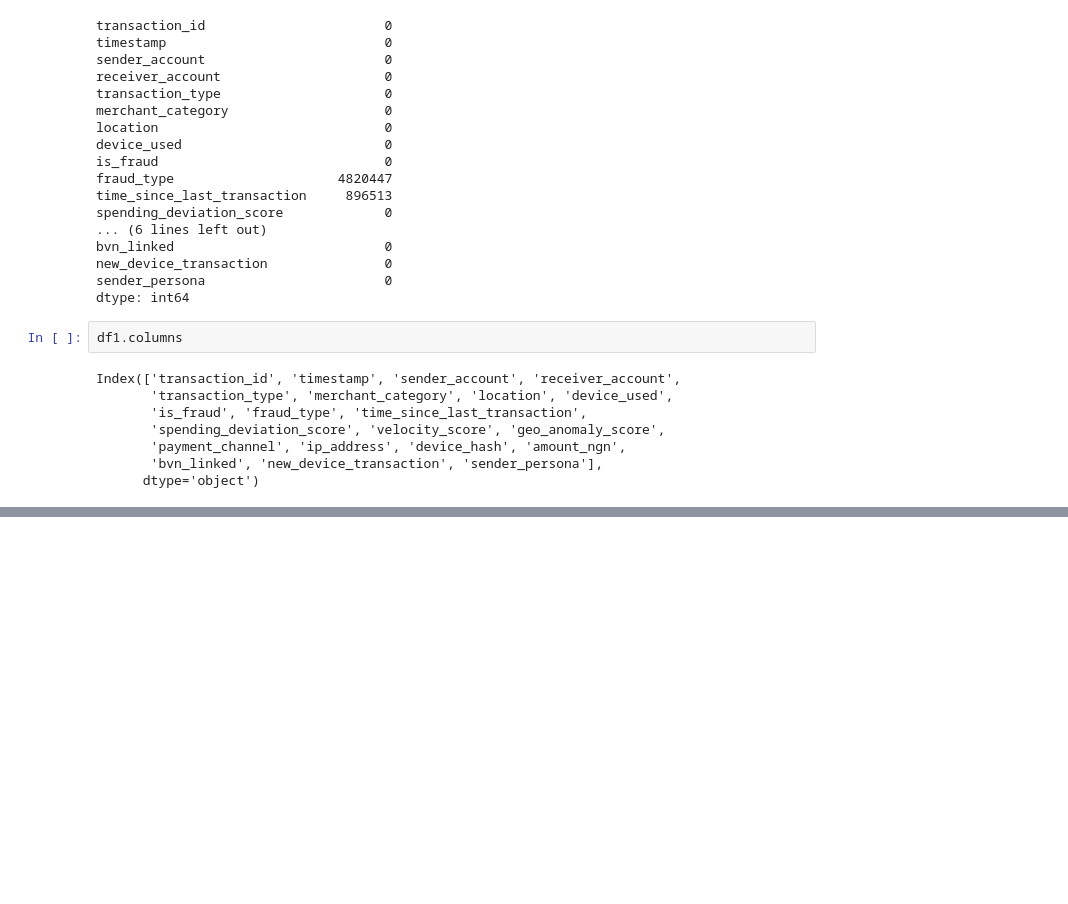
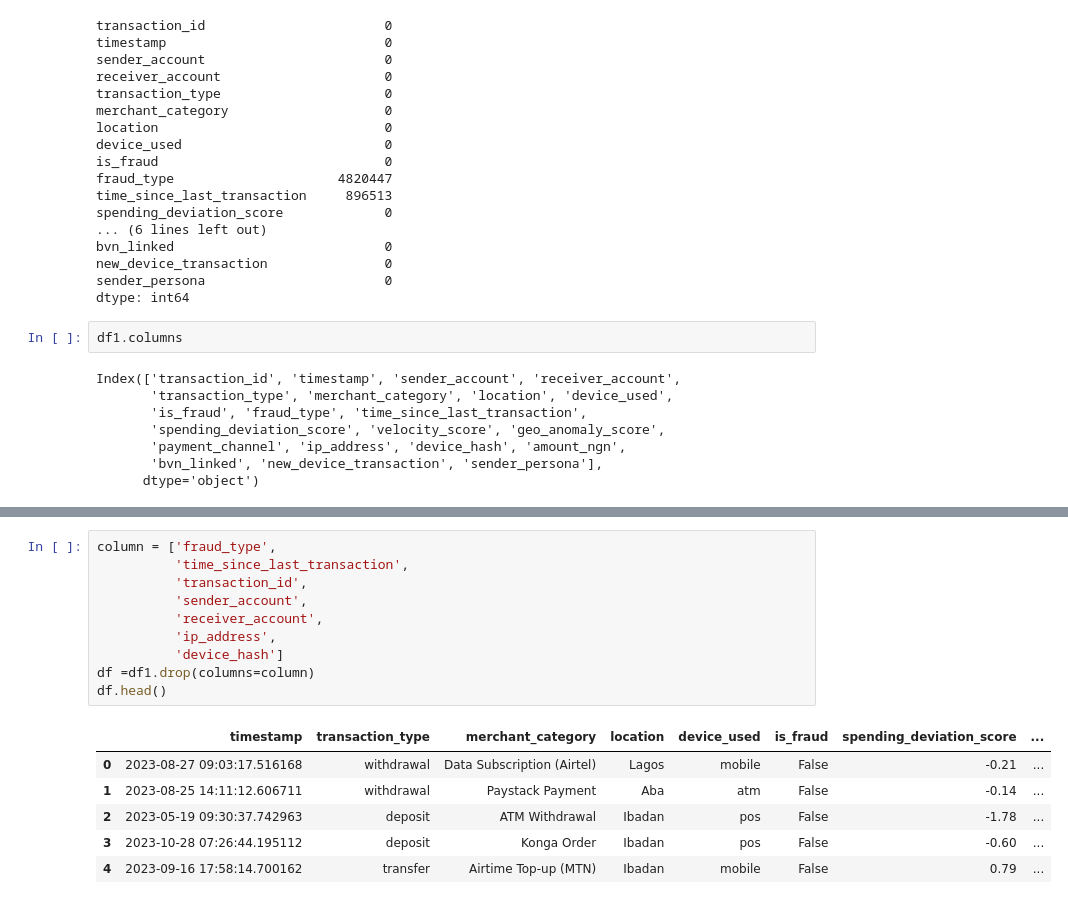
Before and after one commit to pamolowo/altschool-hackathon, a Jupyter notebook: fraud/fraud.ipynb, the cells around one changed output, grey strips where cells are left out. Cells and saved outputs as stored; diff of their text form; blank space fills up the shorter version.

```diff
--- a/fraud/fraud.ipynb
+++ b/fraud/fraud.ipynb
@@ -199 +216,18 @@ df1.sample(10)
 10 rows × 21 columns
+# %%
+column = ['fraud_type',
+          'time_since_last_transaction',
+          'transaction_id',
+          'sender_account',
+          'receiver_account',
+          'ip_address',
+          'device_hash']
+df =df1.drop(columns=column)
+df.head()
+# %% [output]
+|  | timestamp | transaction_type | merchant_category | location | device_used | is_fraud | spending_deviation_score | ... |
+| 0 | 2023-08-27 09:03:17.516168 | withdrawal | Data Subscription (Airtel) | Lagos | mobile | False | -0.21 | ... |
+| 1 | 2023-08-25 14:11:12.606711 | withdrawal | Paystack Payment | Aba | atm | False | -0.14 | ... |
+| 2 | 2023-05-19 09:30:37.742963 | deposit | ATM Withdrawal | Ibadan | pos | False | -1.78 | ... |
+| 3 | 2023-10-28 07:26:44.195112 | deposit | Konga Order | Ibadan | pos | False | -0.60 | ... |
+| 4 | 2023-09-16 17:58:14.700162 | transfer | Airtime Top-up (MTN) | Ibadan | mobile | False | 0.79 | ... |
```
Also changed, not shown: parts of 19 cells of this notebook.
